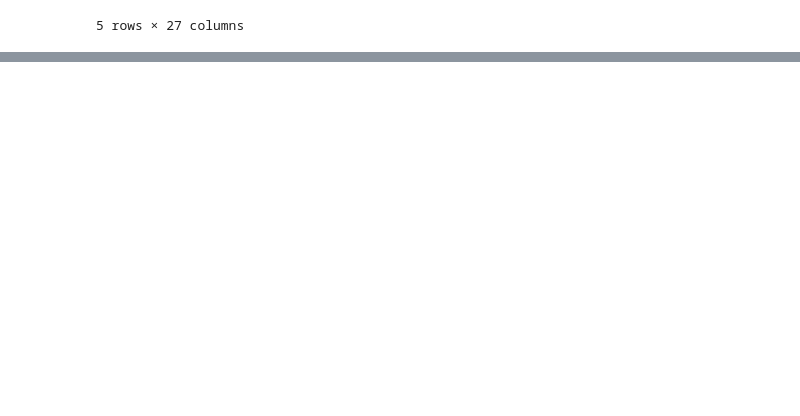
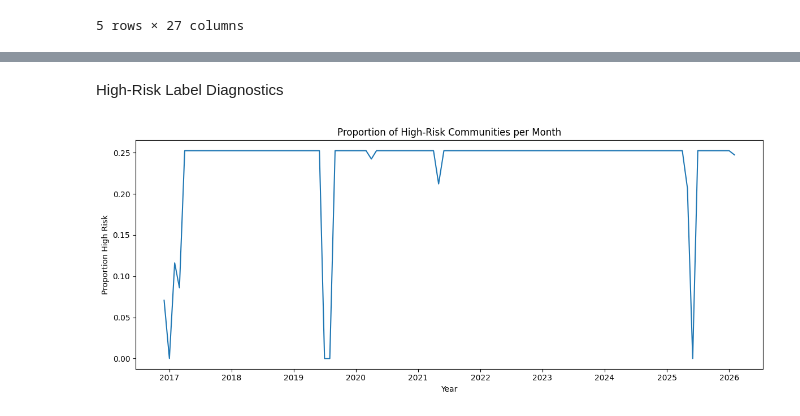
Before and after one commit to smomin1/Calgary-Traffic-Risk-Forecaster, a Jupyter notebook: Calgary_Traffic_Risk_Forecaster.ipynb, the cells around one changed output, grey strips where cells are left out. Saved outputs shown, nothing was run; the diff lists cells and outputs as text; code cells hidden in the pictures; blank space fills up the shorter version.

```diff
--- a/Calgary_Traffic_Risk_Forecaster.ipynb
+++ b/Calgary_Traffic_Risk_Forecaster.ipynb
@@ -328,0 +556,20 @@ feature table complete.
+# %% [markdown]
+High-Risk Label Diagnostics
+# %%
+# Convert Period to Timestamp (start of month)
+monthly_balance["year_month"] = monthly_balance["year_month"].dt.to_timestamp()
+
+plt.figure(figsize=(12, 5))
+plt.plot(monthly_balance["year_month"], monthly_balance["high_risk"])
+
+# Format x-axis properly
+plt.gca().xaxis.set_major_locator(mdates.YearLocator())
+plt.gca().xaxis.set_major_formatter(mdates.DateFormatter('%Y'))
+
+plt.title("Proportion of High-Risk Communities per Month")
+plt.xlabel("Year")
+plt.ylabel("Proportion High Risk")
+plt.tight_layout()
+plt.show()
+# %% [output]
+[figure, added]
```
Also changed, not shown: parts of 19 cells of this notebook.
